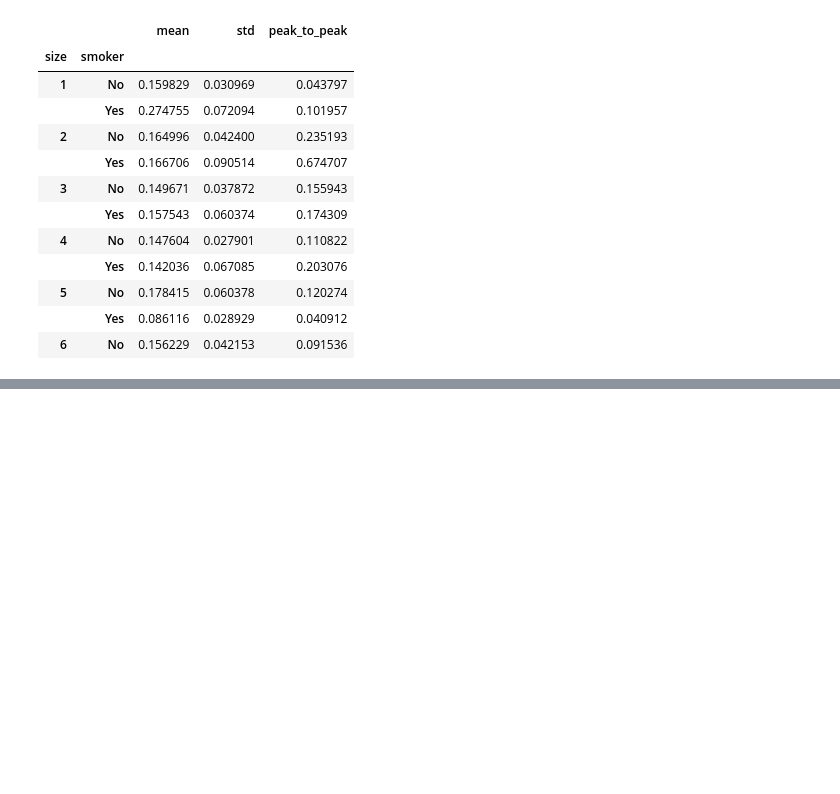
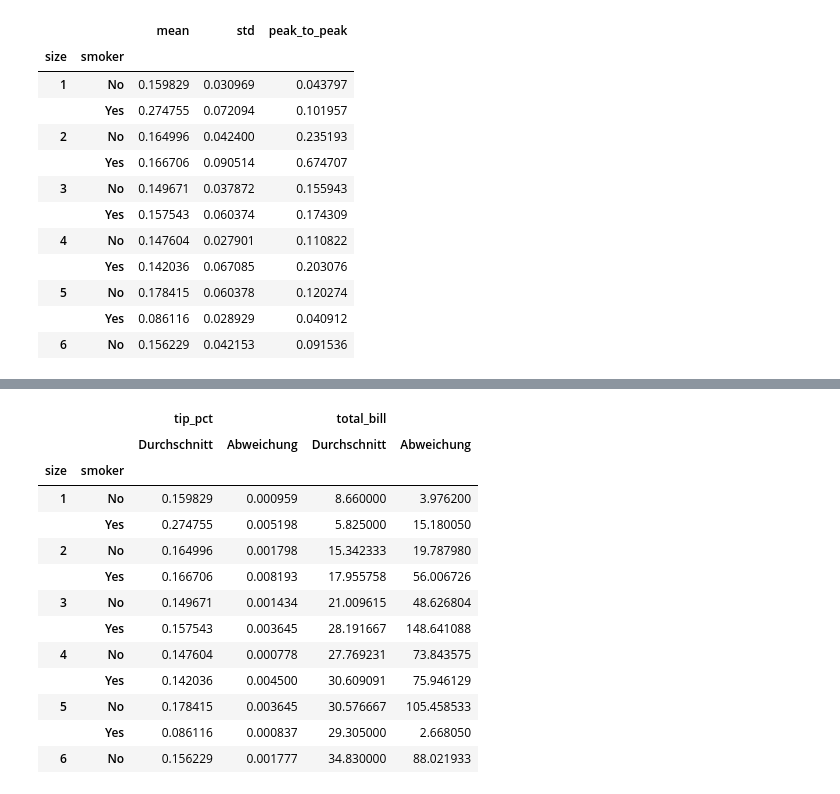
Before and after one commit to mengqi0315/python_for_data_analyst, a Jupyter notebook: My_python_for_data_analyst/char_10_2数据聚合和分组运算.ipynb, the cells around one changed output, grey strips where cells are left out. Drawn from its saved outputs; the diff is of its cells as text; code cells hidden in the pictures; blank space fills up the shorter version.

```diff
--- a/My_python_for_data_analyst/char_10_2数据聚合和分组运算.ipynb
+++ b/My_python_for_data_analyst/char_10_2数据聚合和分组运算.ipynb
@@ -108,0 +143,19 @@ grouped_pct.agg([()])
+# %%
+# 与一列进行聚合时一样，这里也可以传入带有自定义名称的元组列表：
+ftuples = [('Durchschnitt','mean'),('Abweichung',np.var)]
+grouped['tip_pct','total_bill'].agg(ftuples)
+# %% [output]
+|  |  | tip_pct |  | total_bill |  |
+|  |  | Durchschnitt | Abweichung | Durchschnitt | Abweichung |
+| size | smoker |  |  |  |  |
+| 1 | No | 0.159829 | 0.000959 | 8.660000 | 3.976200 |
+|  | Yes | 0.274755 | 0.005198 | 5.825000 | 15.180050 |
+| 2 | No | 0.164996 | 0.001798 | 15.342333 | 19.787980 |
+|  | Yes | 0.166706 | 0.008193 | 17.955758 | 56.006726 |
+| 3 | No | 0.149671 | 0.001434 | 21.009615 | 48.626804 |
+|  | Yes | 0.157543 | 0.003645 | 28.191667 | 148.641088 |
+| 4 | No | 0.147604 | 0.000778 | 27.769231 | 73.843575 |
+|  | Yes | 0.142036 | 0.004500 | 30.609091 | 75.946129 |
+| 5 | No | 0.178415 | 0.003645 | 30.576667 | 105.458533 |
+|  | Yes | 0.086116 | 0.000837 | 29.305000 | 2.668050 |
+| 6 | No | 0.156229 | 0.001777 | 34.830000 | 88.021933 |
```
Also changed, not shown: parts of 7 cells of this notebook.
